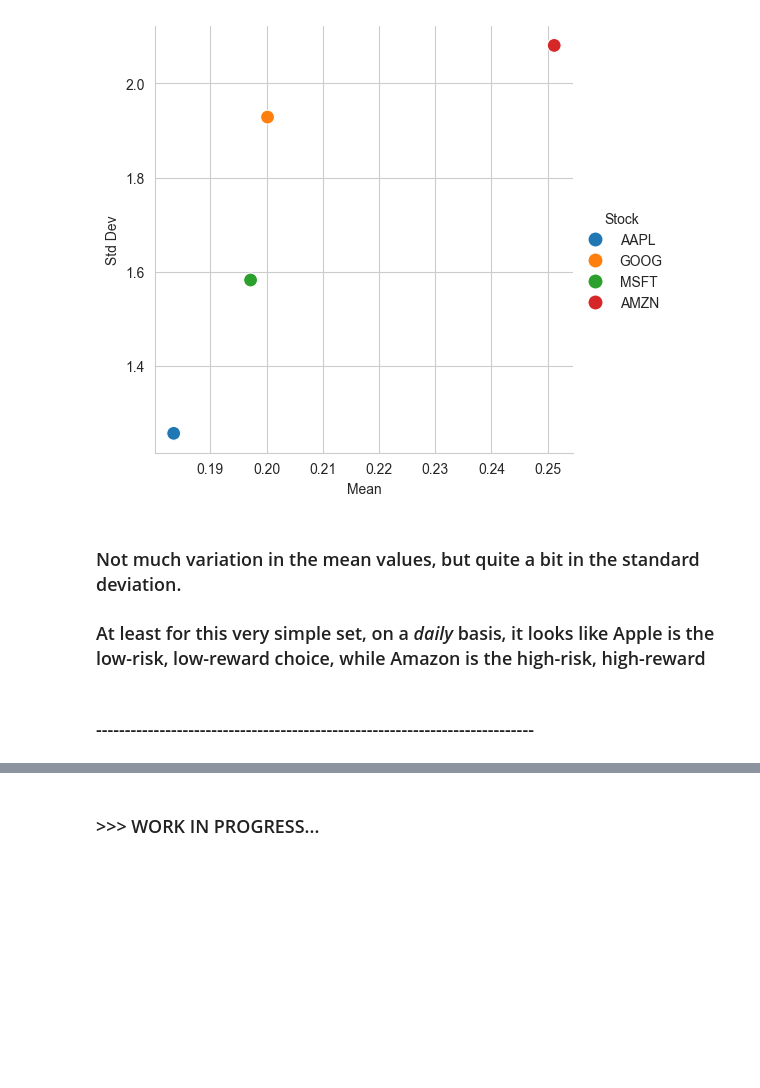
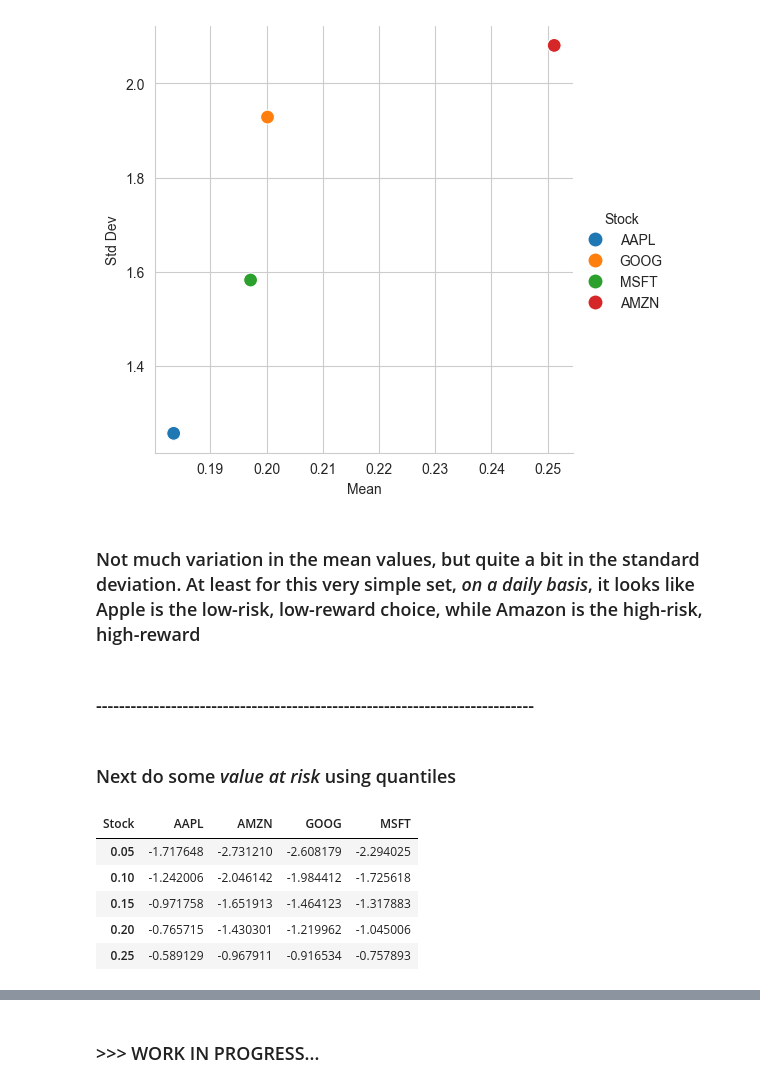
Before and after one commit to hobocz/jupyter, a Jupyter notebook: stock_analysis_3.ipynb, the cells around one changed output, grey strips where cells are left out. Saved outputs shown, nothing was run; the diff lists cells and outputs as text; code cells hidden in the pictures; blank space fills up the shorter version.

```diff
--- a/stock_analysis_3.ipynb
+++ b/stock_analysis_3.ipynb
@@ -72,7 +72,17 @@ sns.relplot(data=ra_df, x="Mean", y="Std Dev", hue="Stock", s=100)
 <seaborn.axisgrid.FacetGrid at 0x...>
 [figure]
 # %% [markdown]
-### Not much variation in the mean values, but quite a bit in the standard deviation.
-### At least for this very simple set, on a _daily_ basis, it looks like Apple is the low-risk, low-reward choice, while Amazon is the high-risk, high-reward
+### Not much variation in the mean values, but quite a bit in the standard deviation. At least for this very simple set, _on a daily basis_, it looks like Apple is the low-risk, low-reward choice, while Amazon is the high-risk, high-reward
 # %% [markdown]
 ### ----------------------------------------------------------------------------
+# %% [markdown]
+### Next do some _value at risk_ using quantiles
+# %%
+returns_df.quantile([.05, .1, .15, .2, .25])
+# %% [output]
+| Stock | AAPL | AMZN | GOOG | MSFT |
+| 0.05 | -1.717648 | -2.731210 | -2.608179 | -2.294025 |
+| 0.10 | -1.242006 | -2.046142 | -1.984412 | -1.725618 |
+| 0.15 | -0.971758 | -1.651913 | -1.464123 | -1.317883 |
+| 0.20 | -0.765715 | -1.430301 | -1.219962 | -1.045006 |
+| 0.25 | -0.589129 | -0.967911 | -0.916534 | -0.757893 |
```
Also changed, not shown: parts of 2 cells of this notebook, 1 other file.
